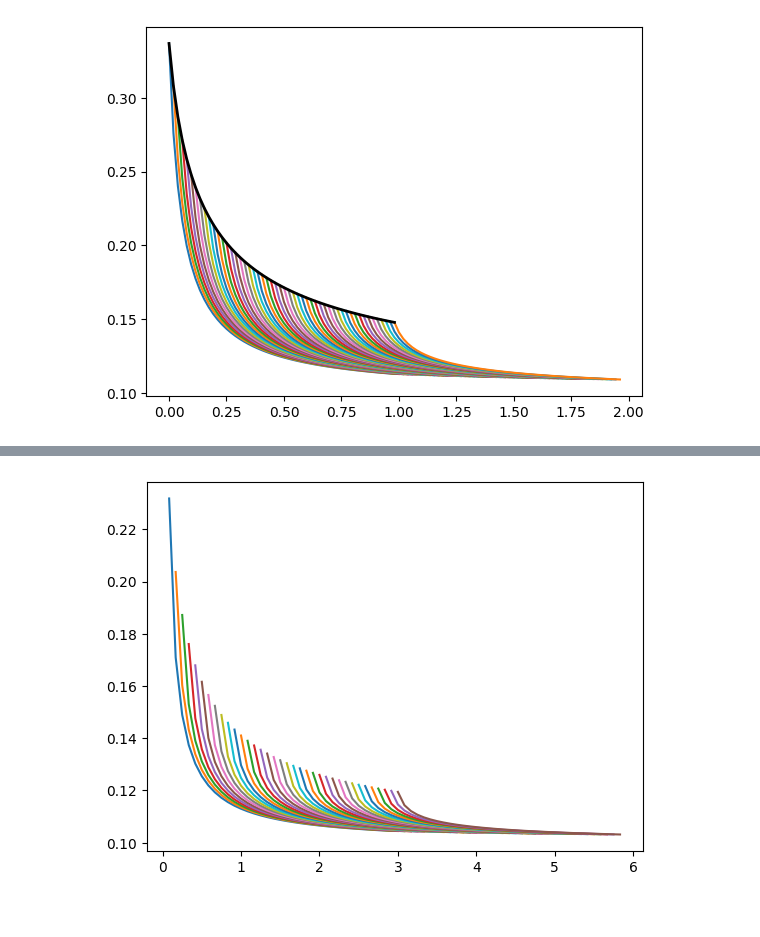
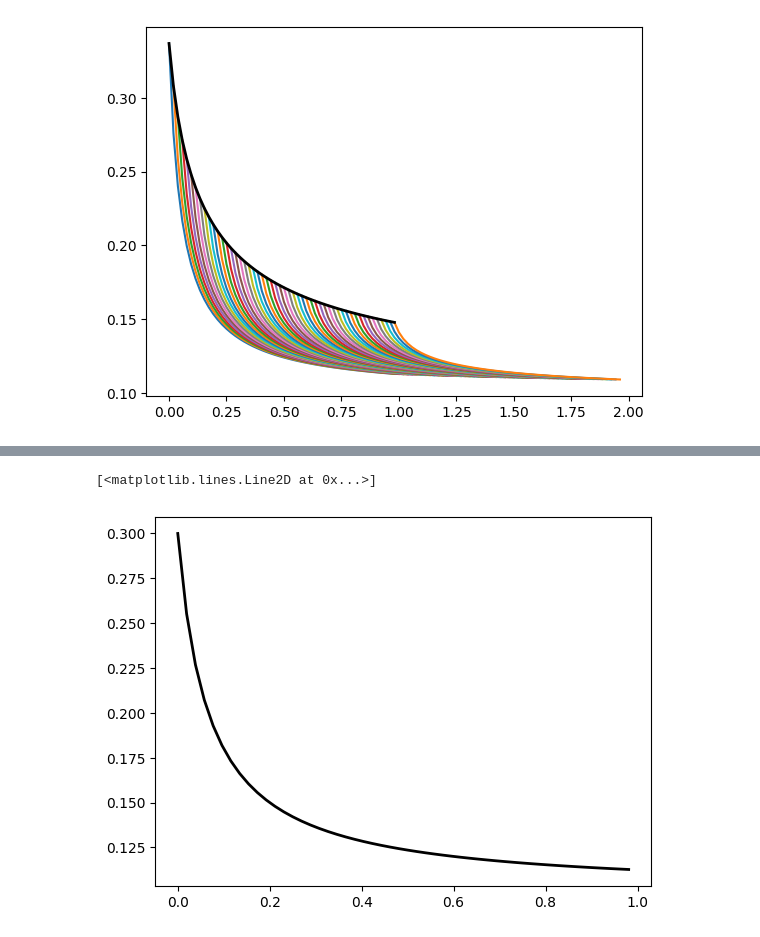
Before and after one commit to bmyksvoll/curves, a Jupyter notebook: bsr_simulation.ipynb, the cells around one changed output, grey strips where cells are left out. Cells and saved outputs as stored; diff of their text form; code cells hidden in the pictures.

```diff
--- a/bsr_simulation.ipynb
+++ b/bsr_simulation.ipynb
@@ -249,35 +293,35 @@ plt.plot(initial_times, vol, color='black', lw=2, label='Term Structure')
-# %%
-# Parameters
-
-n_sims = 100  # Number of paths to simulate
-T = 3  # Total time in years
-dt = 1/12  # Daily time step
-
-b = 2/3/10
-a = 0.2*b
-c = 0.1
-
-initial_times = np.arange(0, T, dt)   # Time steps
-
-# Generate independent random samples
-w = np.random.randn(n_sims, len(initial_times))
-
-for i, t in enumerate(initial_times):
-    step_times = initial_times + t
-    sigma = bsr_volatility.sigma_brs(0, t+dt, step_times, a,b,c)
-    plt.plot(step_times, sigma)
-
-    #z[i,:] = np.exp(np.outer(w[i,:],sigma) - 0.5 * sigma**2*tau)
-
-
-
-
-
-# Plot each row as a separate line
-#for i, row in enumerate(sim_curves):
-#    plt.plot(times_tau,row, label=f'Row {i+1}', lw=0.3)
-
-#plt.plot(times,term_structure_initial, color='black', lw=2, label='Term Structure')
-#plt.plot(times,sigma_brs(t, t+dt, taus, a,b,c), color='black', lw=2, label='Term Structure')
-# %% [output]
-[figure, removed]
+# %%
+
+# Notes:
+# Simulation of cashflow by updating volatility structure at each time step.
+# Using shocks directly, not cumprod.This gives correct volatility.
+# Possible that alternative solution would be to use initial volatility structure
+# and cumulate shocks.
+
+t = 0
+dt = 1/52
+T = 1
+
+b = 2/3/10
+a = 0.2*b
+c = 0.1
+
+n_sims = 1000
+
+initial_times = np.arange(0, T, dt)   # Time steps
+n_steps = len(initial_times)
+
+w = np.random.randn(n_sims, len(initial_times))
+
+shocks = np.zeros((n_sims, n_steps))
+
+sigma = bsr_volatility.sigma_instantanous(t, initial_times, a, b, c)
+
+for i, t in enumerate(initial_times):
+    step_times = initial_times + t
+    shocks[:,i] = np.exp(sigma[i] * w[:,i] - 0.5 * sigma[i]**2*dt)
+
+plt.plot(initial_times, sigma, color='black', lw=2, label='Term Structure')
+# %% [output]
+[<matplotlib.lines.Line2D at 0x...>]
+[figure, added]
```
Also changed, not shown: parts of 13 cells of this notebook.
